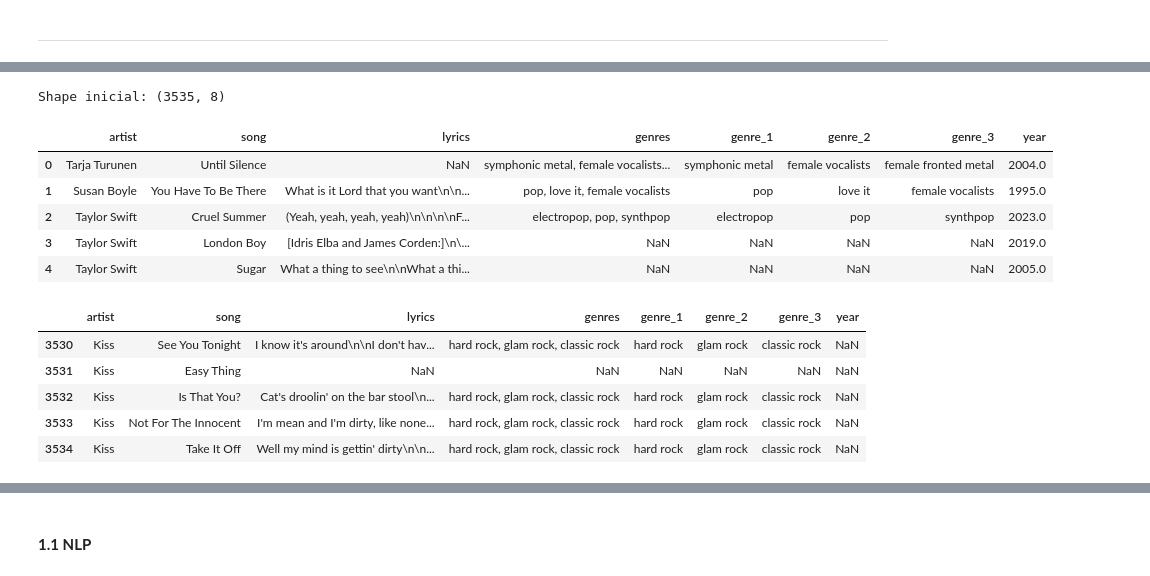
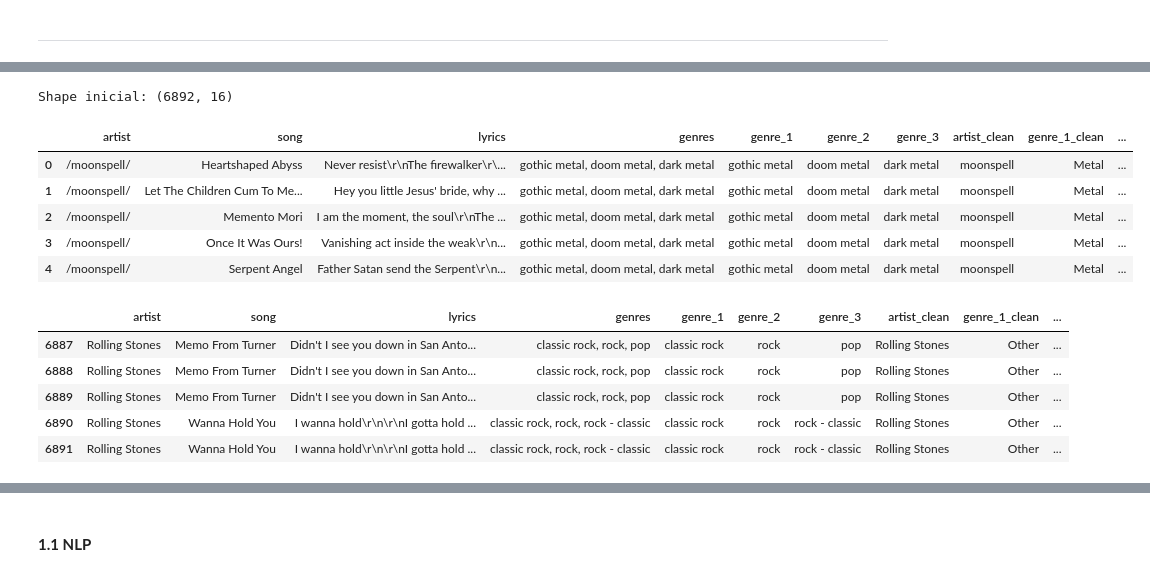
Before and after one commit to pacarma4/NLP, a Jupyter notebook: sentiment_analysis.ipynb, the cells around one changed output, grey strips where cells are left out. Saved outputs shown, nothing was run; the diff lists cells and outputs as text; code cells hidden in the pictures.

```diff
--- a/sentiment_analysis.ipynb
+++ b/sentiment_analysis.ipynb
@@ -107,24 +63,24 @@ Se ha guardado como: music_dataset_final.csv
 # %%
 # cargar dataset
-DATA_PATH = "music_dataset_final.csv"
+DATA_PATH = "outputs/songs_clean_by_genre_exploded.csv"
 
 df = pd.read_csv(DATA_PATH)
 
 print("Shape inicial:", df.shape)
 display(df.head())
 display(df.tail())
 # %% [output]
-Shape inicial: (3535, 8)
+Shape inicial: (6892, 16)
-|  | artist | song | lyrics | genres | genre_1 | genre_2 | genre_3 | year |
-| 0 | Tarja Turunen | Until Silence | NaN | symphonic metal, female vocalists... | symphonic metal | female vocalists | female fronted metal | 2004.0 |
-| 1 | Susan Boyle | You Have To Be There | What is it Lord that you want\n\n... | pop, love it, female vocalists | pop | love it | female vocalists | 1995.0 |
-| 2 | Taylor Swift | Cruel Summer | (Yeah, yeah, yeah, yeah)\n\n\n\nF... | electropop, pop, synthpop | electropop | pop | synthpop | 2023.0 |
-| 3 | Taylor Swift | London Boy | [Idris Elba and James Corden:]\n\... | NaN | NaN | NaN | NaN | 2019.0 |
-| 4 | Taylor Swift | Sugar | What a thing to see\n\nWhat a thi... | NaN | NaN | NaN | NaN | 2005.0 |
+|  | artist | song | lyrics | genres | genre_1 | genre_2 | genre_3 | artist_clean | genre_1_clean | ... |
+| 0 | /moonspell/ | Heartshaped Abyss | Never resist\r\nThe firewalker\r\... | gothic metal, doom metal, dark metal | gothic metal | doom metal | dark metal | moonspell | Metal | ... |
+| 1 | /moonspell/ | Let The Children Cum To Me... | Hey you little Jesus' bride, why ... | gothic metal, doom metal, dark metal | gothic metal | doom metal | dark metal | moonspell | Metal | ... |
+| 2 | /moonspell/ | Memento Mori | I am the moment, the soul\r\nThe ... | gothic metal, doom metal, dark metal | gothic metal | doom metal | dark metal | moonspell | Metal | ... |
+| 3 | /moonspell/ | Once It Was Ours! | Vanishing act inside the weak\r\n... | gothic metal, doom metal, dark metal | gothic metal | doom metal | dark metal | moonspell | Metal | ... |
+| 4 | /moonspell/ | Serpent Angel | Father Satan send the Serpent\r\n... | gothic metal, doom metal, dark metal | gothic metal | doom metal | dark metal | moonspell | Metal | ... |
-|  | artist | song | lyrics | genres | genre_1 | genre_2 | genre_3 | year |
-| 3530 | Kiss | See You Tonight | I know it's around\n\nI don't hav... | hard rock, glam rock, classic rock | hard rock | glam rock | classic rock | NaN |
-| 3531 | Kiss | Easy Thing | NaN | NaN | NaN | NaN | NaN | NaN |
-| 3532 | Kiss | Is That You? | Cat's droolin' on the bar stool\n... | hard rock, glam rock, classic rock | hard rock | glam rock | classic rock | NaN |
-| 3533 | Kiss | Not For The Innocent | I'm mean and I'm dirty, like none... | hard rock, glam rock, classic rock | hard rock | glam rock | classic rock | NaN |
-| 3534 | Kiss | Take It Off | Well my mind is gettin' dirty\n\n... | hard rock, glam rock, classic rock | hard rock | glam rock | classic rock | NaN |
+|  | artist | song | lyrics | genres | genre_1 | genre_2 | genre_3 | artist_clean | genre_1_clean | ... |
+| 6887 | Rolling Stones | Memo From Turner | Didn't I see you down in San Anto... | classic rock, rock, pop | classic rock | rock | pop | Rolling Stones | Other | ... |
+| 6888 | Rolling Stones | Memo From Turner | Didn't I see you down in San Anto... | classic rock, rock, pop | classic rock | rock | pop | Rolling Stones | Other | ... |
+| 6889 | Rolling Stones | Memo From Turner | Didn't I see you down in San Anto... | classic rock, rock, pop | classic rock | rock | pop | Rolling Stones | Other | ... |
+| 6890 | Rolling Stones | Wanna Hold You | I wanna hold\r\n\r\nI gotta hold ... | classic rock, rock, rock - classic | classic rock | rock | rock - classic | Rolling Stones | Other | ... |
+| 6891 | Rolling Stones | Wanna Hold You | I wanna hold\r\n\r\nI gotta hold ... | classic rock, rock, rock - classic | classic rock | rock | rock - classic | Rolling Stones | Other | ... |
 # %%
```
Also changed, not shown: parts of 34 cells of this notebook, 1 other file.
